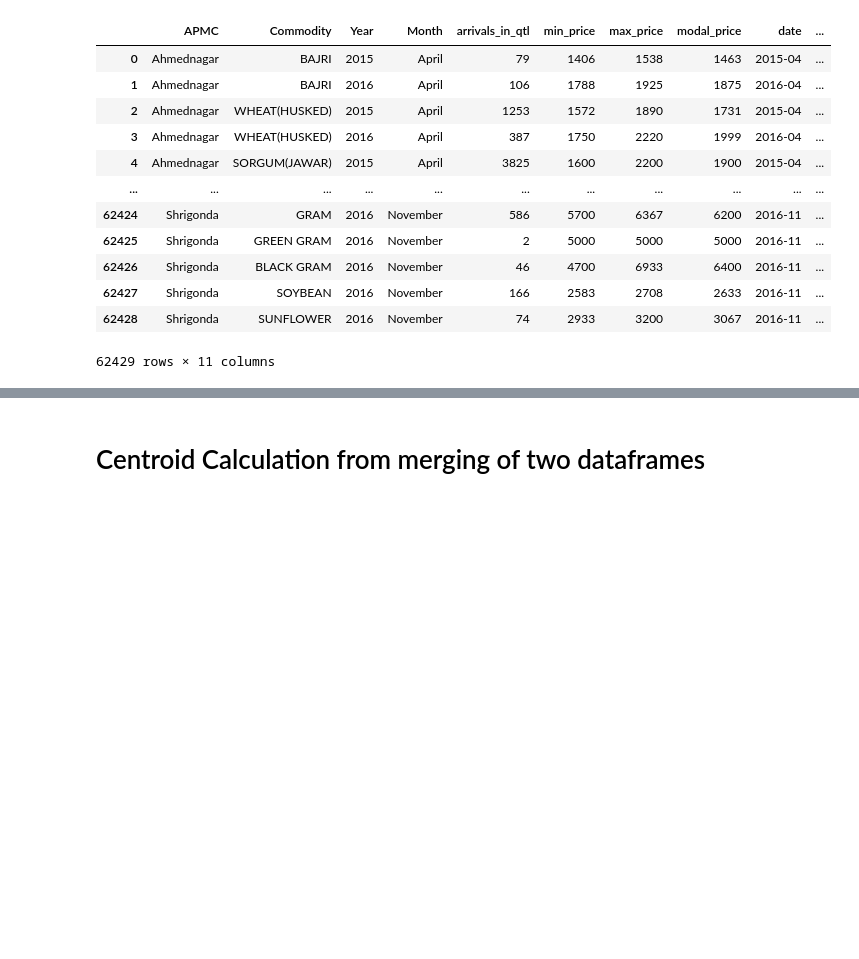
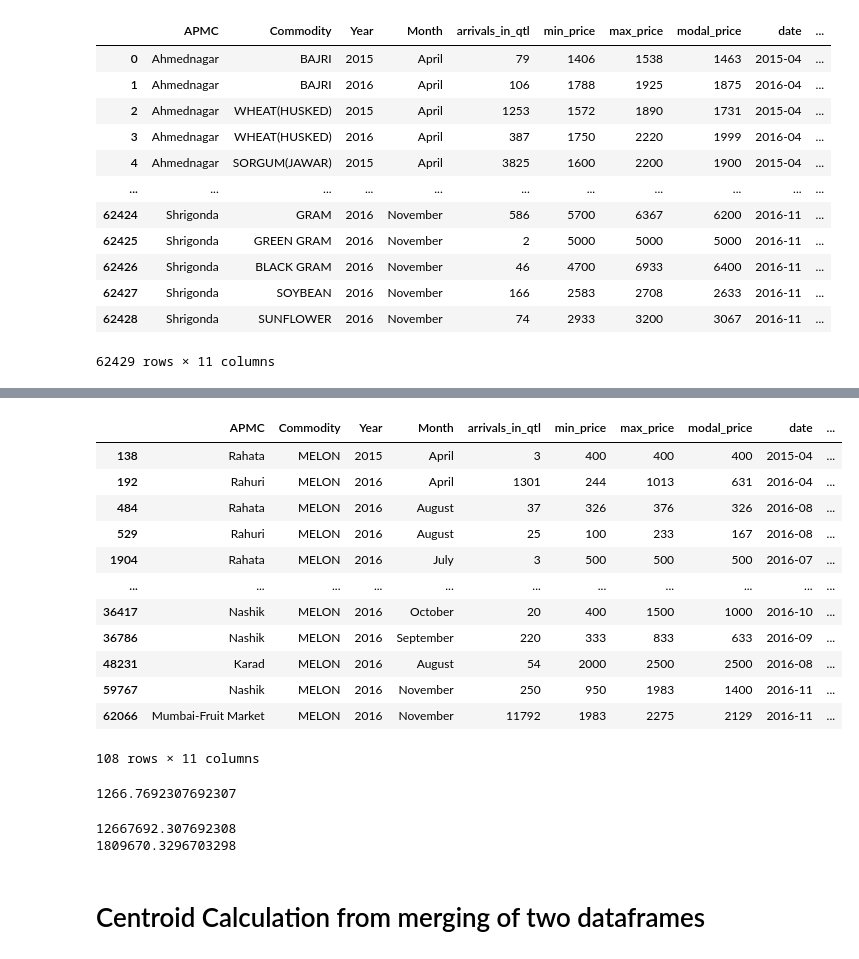
Before and after one commit to flmuk/TumAI-2021-Enactus, a Jupyter notebook: dataprep.ipynb, the cells around one changed output, grey strips where cells are left out. Drawn from its saved outputs; the diff is of its cells as text; code cells hidden in the pictures; blank space fills up the shorter version.

Commit message:
Add files via upload
Merged Max' watermelon part in dataprep.ipynb with the centroid data part at the bottom,
adjusted small line in random_forest.ipynb

```diff
--- a/dataprep.ipynb
+++ b/dataprep.ipynb
@@ -233,3 +263,32 @@ monthly_data_cmo
+# %%
+monthly_data_cmo[ (monthly_data_cmo["Commodity"]=="MELON") ]
+# %% [output]
+|  | APMC | Commodity | Year | Month | arrivals_in_qtl | min_price | max_price | modal_price | date | ... |
+| 138 | Rahata | MELON | 2015 | April | 3 | 400 | 400 | 400 | 2015-04 | ... |
+| 192 | Rahuri | MELON | 2016 | April | 1301 | 244 | 1013 | 631 | 2016-04 | ... |
+| 484 | Rahata | MELON | 2016 | August | 37 | 326 | 376 | 326 | 2016-08 | ... |
+| 529 | Rahuri | MELON | 2016 | August | 25 | 100 | 233 | 167 | 2016-08 | ... |
+| 1904 | Rahata | MELON | 2016 | July | 3 | 500 | 500 | 500 | 2016-07 | ... |
+| ... | ... | ... | ... | ... | ... | ... | ... | ... | ... | ... |
+| 36417 | Nashik | MELON | 2016 | October | 20 | 400 | 1500 | 1000 | 2016-10 | ... |
+| 36786 | Nashik | MELON | 2016 | September | 220 | 333 | 833 | 633 | 2016-09 | ... |
+| 48231 | Karad | MELON | 2016 | August | 54 | 2000 | 2500 | 2500 | 2016-08 | ... |
+| 59767 | Nashik | MELON | 2016 | November | 250 | 950 | 1983 | 1400 | 2016-11 | ... |
+| 62066 | Mumbai-Fruit Market | MELON | 2016 | November | 11792 | 1983 | 2275 | 2129 | 2016-11 | ... |
+108 rows × 11 columns
+# %%
+price_per_melon = monthly_data_cmo[ (monthly_data_cmo["Commodity"]=="MELON") & (monthly_data_cmo["Year"]==2016) ]["modal_price"].mean()
+price_per_melon
+# %% [output]
+1266.7692307692307
+# %%
+turnover_watermelon = price_per_melon * watermelon_per_hec
+turnover_muskmelon = price_per_melon * 0.1* muskmelon_per_hec # from indian supermarket sites we found the average 0.1 factor for muskmelon vs watermelon
+print(turnover_watermelon)
+print(turnover_muskmelon)
+# %% [output]
+12667692.307692308
+1809670.3296703298
 # %% [markdown]
 # Centroid Calculation from merging of two dataframes
 # %%
```
Also changed, not shown: parts of 5 cells of this notebook, 1 other file.
